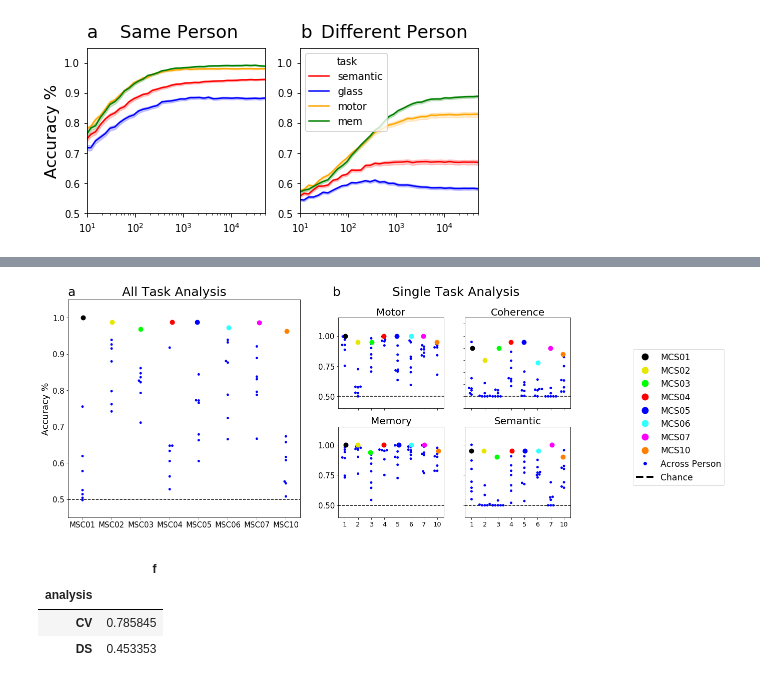
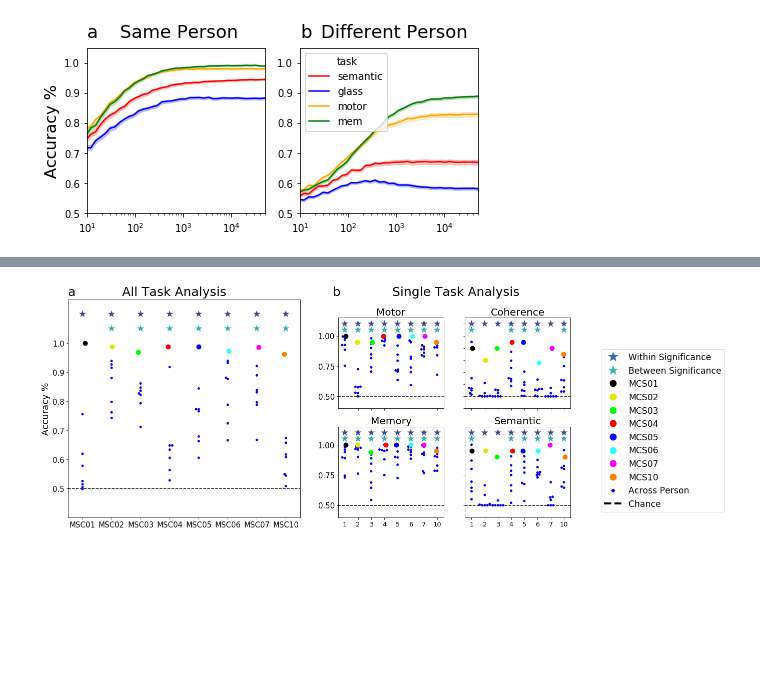
Before and after one commit to GrattonLab/MSC_Alexis, a Jupyter notebook: analysis/code/mL_rsfMRI/Figures/FinalFigures.ipynb, the cells around one changed output, grey strips where cells are left out. Cells and saved outputs as stored; diff of their text form; code cells hidden in the pictures; blank space fills up the shorter version.

```diff
--- a/analysis/code/mL_rsfMRI/Figures/FinalFigures.ipynb
+++ b/analysis/code/mL_rsfMRI/Figures/FinalFigures.ipynb
@@ -2214,7 +2258,9 @@ All=pd.melt(dfAll, id_vars=['train_sub'], value_vars=['Same Person','Different P
 CVGroup=pd.read_csv(thisDir+'output/results/groupAvg/updated_acc.csv')
 #CVGroup=CVGroup[['train_task','train_acc']]
 #CVGroup.drop_duplicates(inplace=True)
-comb_legend=[Line2D([0], [0],  color='w',markerfacecolor=MSCdict['1'],marker='o',markersize=15,label='MCS01'),
+comb_legend=[Line2D([0], [0], color='w', markerfacecolor='#37659e', marker='*',markersize=25, label='Within Significance'),
+            Line2D([0], [0], color='w',markerfacecolor='#40b7ad',marker='*', markersize=25,label='Between Significance'),
+            Line2D([0], [0],  color='w',markerfacecolor=MSCdict['1'],marker='o',markersize=15,label='MCS01'),
                   Line2D([0], [0],  color='w',markerfacecolor=MSCdict['2'],marker='o',markersize=15,label='MCS02'),
                   Line2D([0], [0],  color='w',markerfacecolor=MSCdict['3'],marker='o',markersize=15,label='MCS03'),
                   Line2D([0], [0],  color='w',markerfacecolor=MSCdict['4'],marker='o',markersize=15,label='MCS04'),
@@ -2250,15 +2296,17 @@ fig.text(.65, .893, 'Single Task Analysis',fontsize=25)
 
 
 ax0=fig.add_subplot(gs00[0:,0])#:2])
-ax=sns.swarmplot(x="train_sub",y="acc",  data=All[All['Analysis']=='Different Person'],ax=ax0,color='blue')#'r', palette=['1','2','3','4','5','6','7','10'])
+ax=sns.swarmplot(x="train_sub",y="acc", data=All[All['Analysis']=='Different Person'],ax=ax0,color='blue')#'r', palette=['1','2','3','4','5','6','7','10'])#
 sns.stripplot(x='train_sub',y='acc',data=res[res['Analysis']=='Same Person'],color='r', ax=ax0,palette=['1','2','3','4','5','6','7','10'],size=10)
+ax.set(ylim=(.4, 1.15))
+#Significance per person
+g=sns.stripplot(x='sub',y='sig',hue='Analysis',data=ALL_sig, ax=ax0,palette='mako',size=15,marker='*',jitter=False)
+g.legend_.remove()
 
-
-#plt.text(1.2, .97, '***',fontsize=25)
 #ax.set_title('All Tasks', fontsize=20, pad=10)
 y=[.5,.6,.7,.8,.9,1.0]
 plt.yticks(y)
-ax.set(ylim=(.45, 1.05))
+#ax.set(ylim=(.45, 1.3))
 ax.axhline(.5,color='black',linestyle="--")
 #ax.axhline(y=mL_mean[0],color='red',linestyle="--")
 plt.ylabel("Accuracy %", fontsize=18)
@@ -2269,7 +2317,10 @@ ax.tick_params(labelsize=15)
 ax1=fig.add_subplot(gs01[1,0])
 ax=sns.swarmplot(x="sub",y="acc",  data=fold_motor[fold_motor['Analysis']=='Different Person'], ax=ax1, color='blue')#''r', palette=['1','2','3','4','5','6','7','10'])
 sns.stripplot(x='sub',y='acc',data=pair_motor[pair_motor['Analysis']=='Same Person'],color='r', ax=ax1,palette=['1','2','3','4','5','6','7','10'],size=10)
-#plt.text(1.13, .95, '***',fontsize=20)
+
+g=sns.stripplot(x='sub',y='sig',hue='Analysis',data=motor_sig, ax=ax1,palette='mako',size=15,marker='*',jitter=False)
+g.legend_.remove()
+
 #ax.legend_.remove()
 ax.set_title('Motor', fontsize=20, pad=5)
 #ax.axhline(CVGroup[CVGroup['task']=='motor'].acc.values[0],color='red',linestyle="--")
@@ -2287,7 +2338,8 @@ ax2=fig.add_subplot(gs01[1,1])
 #plt.setp(ax2.get_yticklabels(), visible=False)
 ax=sns.swarmplot(x="sub",y="acc",  data=fold_glass[fold_glass['Analysis']=='Different Person'], ax=ax2, color='blue')#'r', palette=['1','2','3','4','5','6','7','10'])
 sns.stripplot(x='sub',y='acc',data=pair_glass[pair_glass['Analysis']=='Same Person'],color='r', ax=ax2,palette=['1','2','3','4','5','6','7','10'],size=10)
-#plt.text(1.13, .9, '***',fontsize=20)
+g=sns.stripplot(x='sub',y='sig',hue='Analysis',data=glass_sig, ax=ax2,palette='mako',size=15,marker='*',jitter=False)
+g.legend_.remove()
 #ax.axhline(CVGroup[CVGroup['task']=='glass'].acc.values[0],color='red',linestyle="--")
 ax.axhline(.5,color='black',linestyle="--")
 ax.set_title('Coherence', fontsize=20, pad=5)
@@ -2300,6 +2352,8 @@ plt.xlabel('')
 ax3=fig.add_subplot(gs01[2,0])
 ax=sns.swarmplot(x="sub",y="acc",  data=fold_mem[fold_mem['Analysis']=='Different Person'], ax=ax3, color='blue')#'r', palette=['1','2','3','4','5','6','7','10'])
 sns.stripplot(x='sub',y='acc',data=pair_mem[pair_mem['Analysis']=='Same Person'],color='r', ax=ax3,palette=['1','2','3','4','5','6','7','10'],size=10)
+g=sns.stripplot(x='sub',y='sig',hue='Analysis',data=mem_sig, ax=ax3,palette='mako',size=15,marker='*',jitter=False)
+g.legend_.remove()
 ax.set_title('Memory', fontsize=20, pad=5)
 #ax.axhline(CVGroup[CVGroup['task']=='mem'].acc.values[0],color='red',linestyle="--")
 ax.axhline(.5,color='black',linestyle="--")
@@ -2307,47 +2361,34 @@ plt.ylabel(' ')
 ax.set(ylim=(.4, 1.15))
 plt.xlabel(' ')
 ax.set_xticklabels(['1', '2','3','4','5','6','7','10'])
 y=[.5,.75,1.0]
 plt.yticks(y)
 #plt.text(1.13, .95, '***',fontsize=20)
 
 #ax.set_xticklabels(['Same\nPerson', 'Different\nPerson'])
 ax4=fig.add_subplot(gs01[2,1],sharey=ax3)
 ax.tick_params('x',labelsize=13)
 ax.tick_params('y',labelsize=15)
 #plt.setp(ax4.get_yticklabels(), visible=False)
 ax=sns.swarmplot(x="sub",y="acc",  data=fold_sem[fold_sem['Analysis']=='Different Person'], ax=ax4, color='blue')#, palette=['1','2','3','4','5','6','7','10'])
 sns.stripplot(x='sub',y='acc',data=pair_sem[pair_sem['Analysis']=='Same Person'],color='r', ax=ax4,palette=['1','2','3','4','5','6','7','10'],size=10)
 ax.set_title('Semantic', fontsize=20, pad=5)
+g=sns.stripplot(x='sub',y='sig',hue='Analysis',data=sem_sig, ax=ax4,palette='mako',size=15,marker='*',jitter=False)
+g.legend_.remove()
 #ax.axhline(CVGroup[CVGroup['task']=='semantic'].acc.values[0],color='red',linestyle="--")
 #ax.axhline(.5,color='black',linestyle="--")
 plt.ylabel('')
 plt.xlabel('')
 ax.axhline(.5,color='black',linestyle="--")
 ax.set(ylim=(.4, 1.15))
 #plt.text(1.13, .95, '***',fontsize=20)
 ax.set_xticklabels(['1', '2','3','4','5','6','7','10'])
 ax.tick_params('x',labelsize=13)
 #ax.set_xticklabels(['Same\nPerson', 'Different\nPerson'])
 plt.setp(ax4.get_yticklabels(), visible=False)
 
-"""
-ax9 = fig.add_subplot(gs02[2, 0])
-plt.setp(ax9.get_yticklabels(), visible=False)
-plt.setp(ax9.get_xticklabels(), visible=False)
-ax9.set_xticks([])
-ax9.set_yticks([])
-#ax9.axhline(.5,color='black')
-ax9.legend(handles=comb_legend,fontsize='xx-large')
-"""
+
 plt.savefig(thisDir+'output/FigsFinal/ALL_plots_swarm.png', bbox_inches='tight')
 #*** p<.001 **p<.01 *p<.05
 # %% [output]
-[figure, old version]
+[figure, new version]
-# %%
-F1.groupby(['analysis']).mean()
-# %% [output]
-|  | f |
-| analysis |  |
-| CV | 0.785845 |
-| DS | 0.453353 |
```
Also changed, not shown: parts of 9 cells of this notebook, 26 other files.
